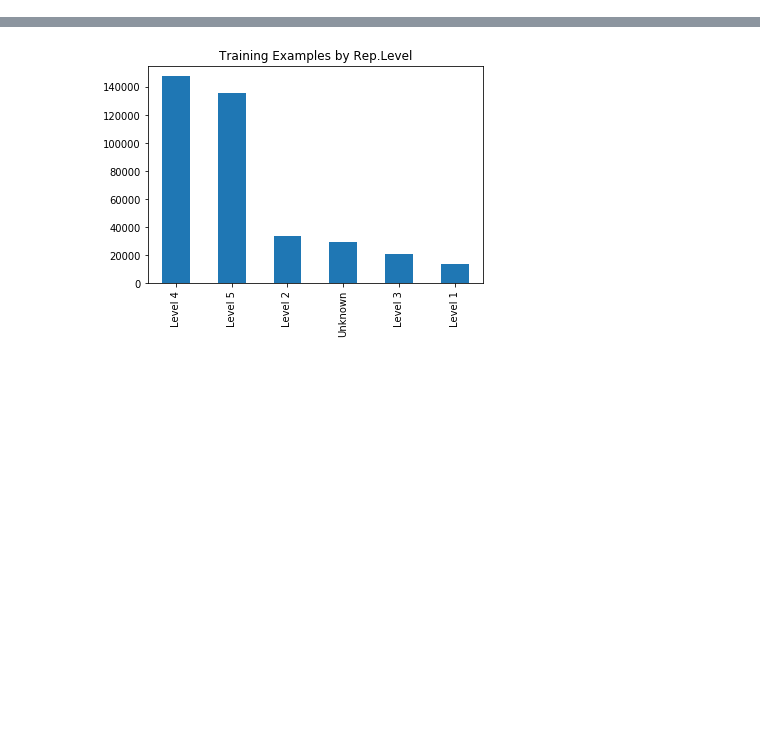
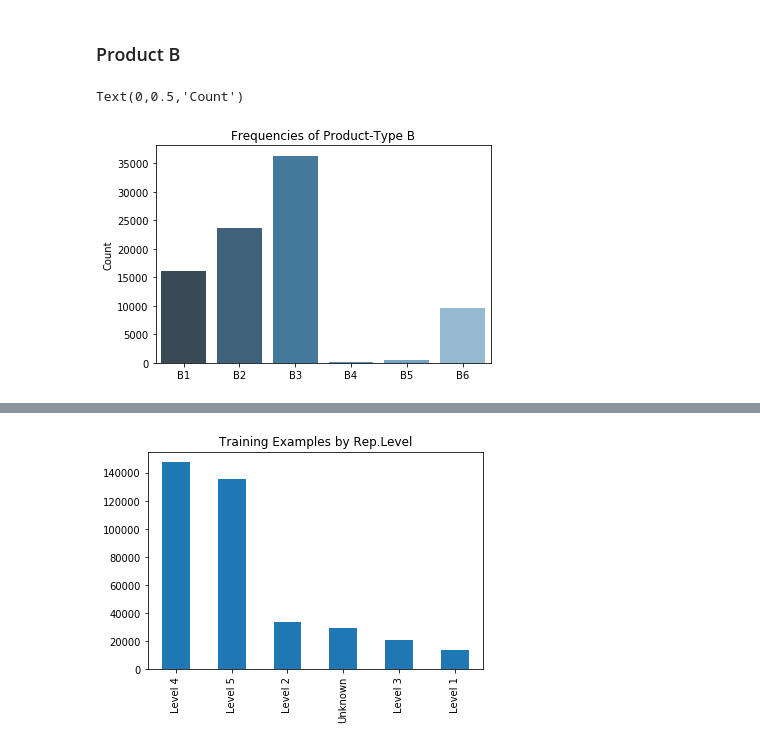
Before and after one commit to aclarkse/Recommender-System, a Jupyter notebook: EDA.ipynb, the cells around one changed output, grey strips where cells are left out. Drawn from its saved outputs; the diff is of its cells as text; code cells hidden in the pictures; blank space fills up the shorter version.

```diff
--- a/EDA.ipynb
+++ b/EDA.ipynb
@@ -8,0 +101,10 @@ df = pd.read_csv('PAYX_dataset_2019Fall.csv',sep=',')
+# %% [markdown]
+### Product B
+# %%
+ax = sns.barplot(x=['B1', 'B2', 'B3', 'B4', 'B5', 'B6'],
+                 y=[B_1, B_2, B_3, B_4, B_5, B_6], palette="Blues_d")
+ax.set_title('Frequencies of Product-Type B')
+ax.set_ylabel('Count')
+# %% [output]
+Text(0,0.5,'Count')
+[figure, added]
```
Also changed, not shown: parts of 23 cells of this notebook.
